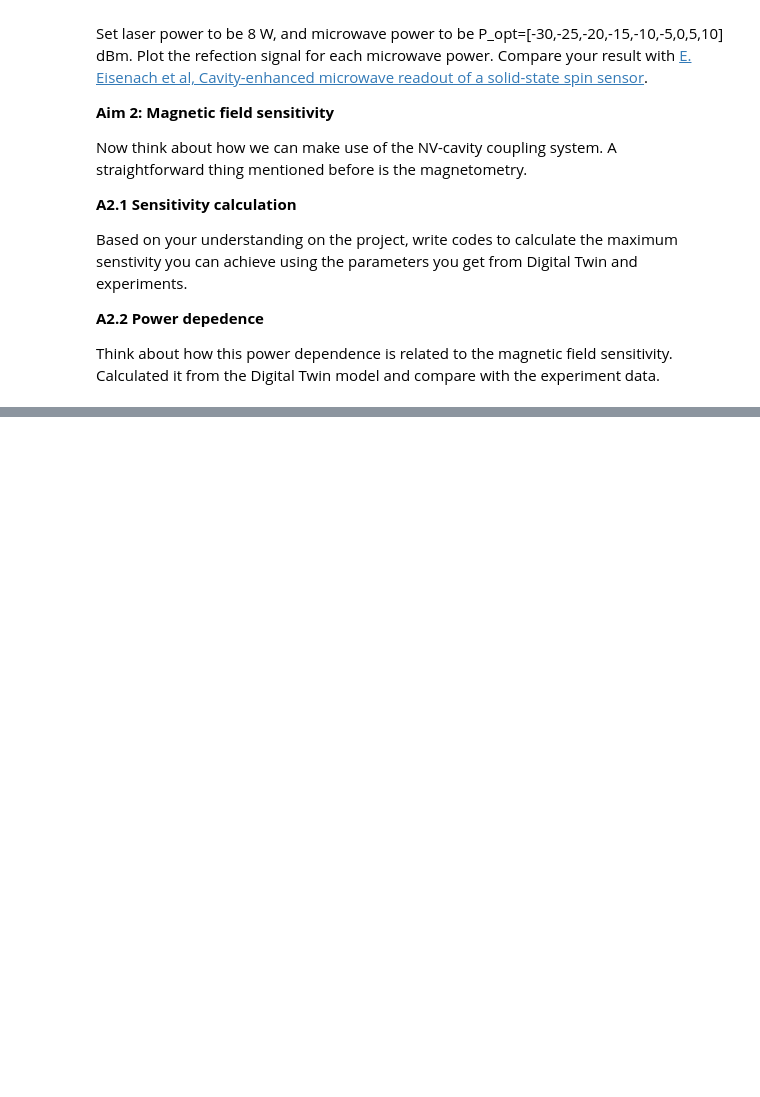
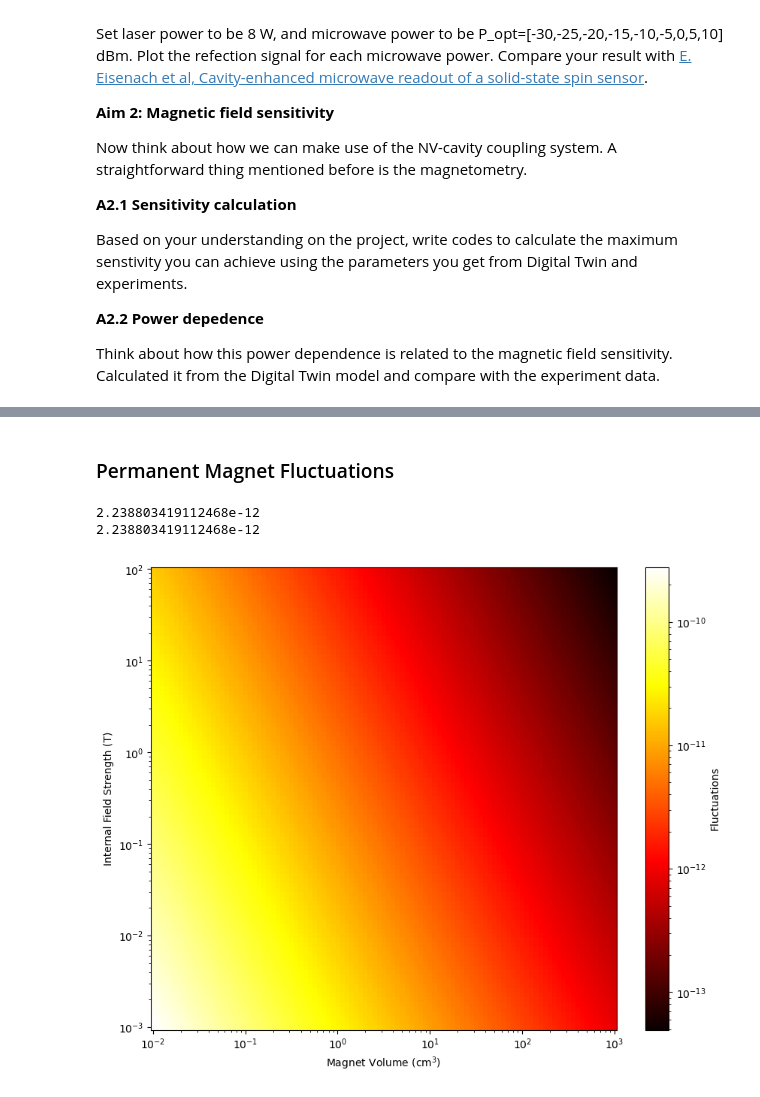
Before and after one commit to JackRich1/NV-cavity-QED, a Jupyter notebook: Cavity_QED_Sensor.ipynb, the cells around one changed output, grey strips where cells are left out. Drawn from its saved outputs; the diff is of its cells as text; code cells hidden in the pictures; blank space fills up the shorter version.

```diff
--- a/Cavity_QED_Sensor.ipynb
+++ b/Cavity_QED_Sensor.ipynb
@@ -347,0 +435,58 @@ plt.show()
+# %% [markdown]
+### Permanent Magnet Fluctuations
+# %%
+import numpy as np
+
+# Estimate rms fluctuations in the magnetic field in a small gap between infinite permeability yokes from a
+# permanent magnet
+# Based on theory developed in "Fluctuations of the magnetic field generated by permanent magnets" by Ernst Schloemann, 1984
+
+H_e = 240/10   # effective magnetic field strength inside magnet (T) (given as 240kOe in paper)
+V = 1       # permanent magnet volume (cm^3)
+muB = 9.274e-24  # Bohr magneton (J/T)
+g = 2   # spectroscopic splitting factor
+kB = 1.380649e-23  # J/K
+T = 300  # room temp
+kBT = kB*T
+S = 1/2   # atomic spin
+N = 8e22   # number of atoms in magnet for SmCo5
+M0_Ms =  1.09   # saturation magnetization at 0 temp / time average of magnetic moment per unit volume
+
+a = (g*muB*H_e)/(kBT)   # divide H_e by 10 to convert from kOe to Tesla
+
+fluc = np.sqrt(0.67/(S*N) * np.sqrt(1/a) * (M0_Ms)*(M0_Ms-1) )
+print(fluc)
+
+def fluctuations(V, H_e):
+    a = (g*muB*H_e)/(kBT)   # divide H_e by 10 to convert from kOe to Tesla
+    return np.sqrt((1/V) * 0.67/(S*N) * np.sqrt(1/a) * (M0_Ms)*(M0_Ms-1) )
+
+print(fluctuations(1,24))
+
+VList = np.logspace(-2,3,101)
+HeList = np.logspace(-3,2,101)
+
+Vgrid,Hgrid = np.meshgrid(VList,HeList)
+
+flucs = fluctuations(Vgrid,Hgrid)
+
+# Plot the heatmap using pcolormesh
+plt.figure(figsize=(10, 8))
+plt.pcolormesh(Vgrid, Hgrid, flucs, shading='auto', norm=LogNorm(), cmap='hot')
+
+# Add colorbar and label it
+cbar = plt.colorbar()
+cbar.set_label('Fluctuations')
+
+# Set scales and labels
+plt.xscale('log')
+plt.yscale('log')
+plt.xlabel(f'Magnet Volume (cm$^3$)')
+plt.ylabel('Internal Field Strength (T)')
+
+# Show the plot
+plt.show()
+# %% [output]
+2.238803419112468e-12
+2.238803419112468e-12
+[figure, added]
```
Also changed, not shown: parts of 8 cells of this notebook, 1 other file.
